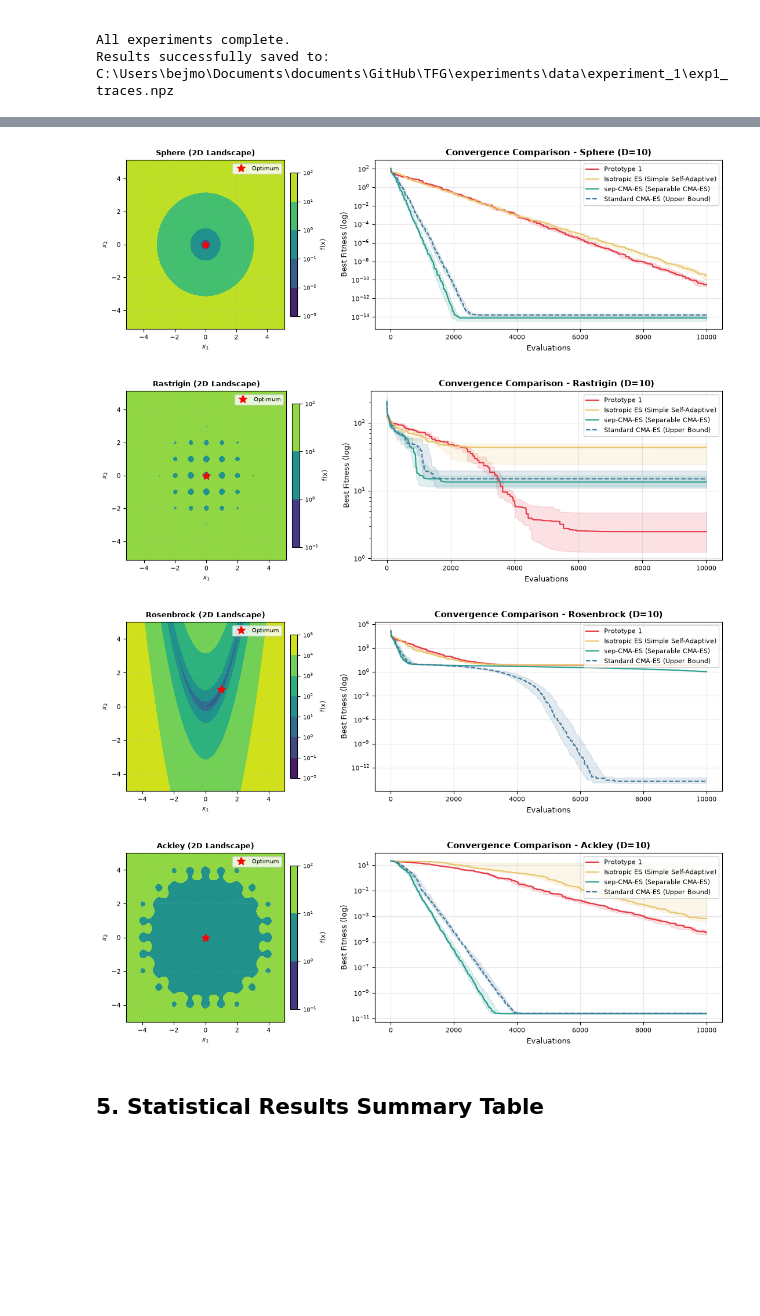
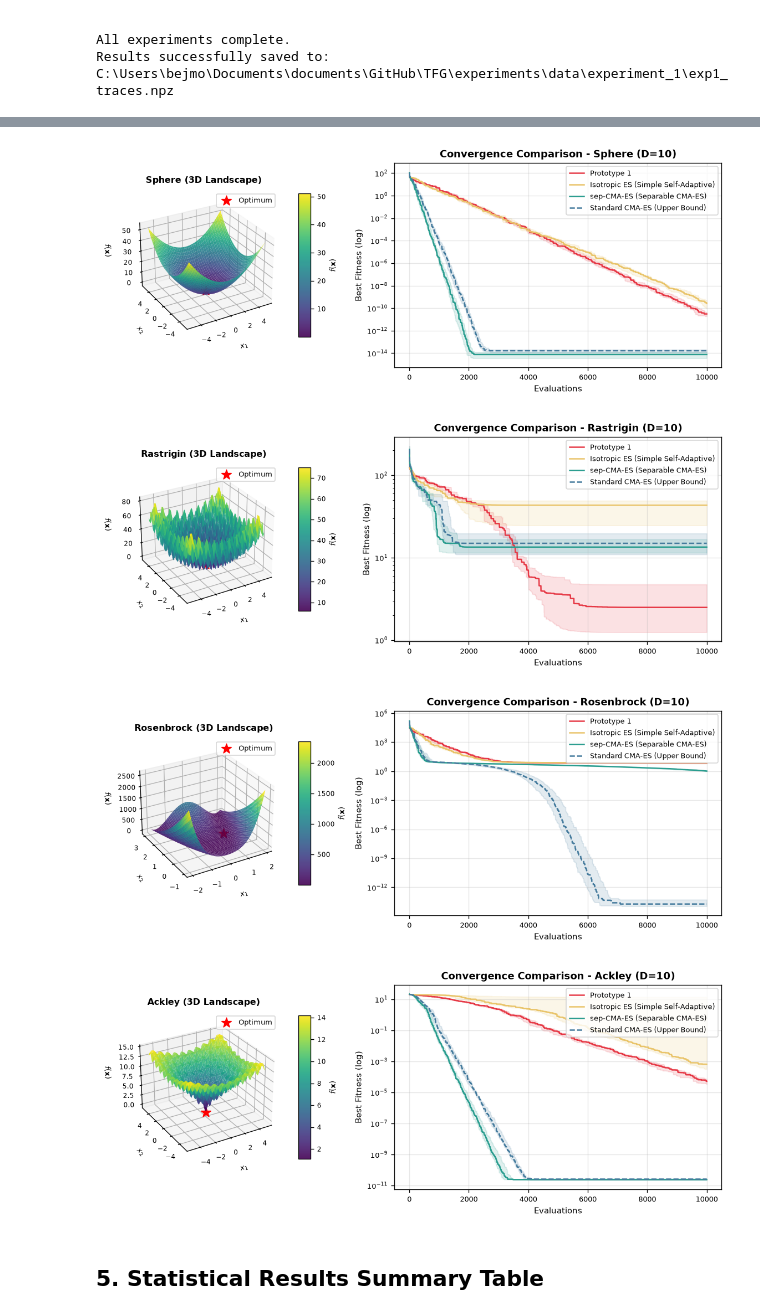
Before and after one commit to Bejmo/generalized-es, a Jupyter notebook: experiments/experiment_1.ipynb, the cells around one changed output, grey strips where cells are left out. Saved outputs shown, nothing was run; the diff lists cells and outputs as text; code cells hidden in the pictures; blank space fills up the shorter version.

Commit message:
3d plots on experiment 1

```diff
--- a/experiments/experiment_1.ipynb
+++ b/experiments/experiment_1.ipynb
@@ -229,46 +229,58 @@ if "results" not in globals():
 def plot_benchmark_summary(bname: str, binfo: dict, data: dict, max_evals: int) -> None:
     """
     Plot side-by-side with asymmetric width ratios:
-      Left:  Compact 2D Function Landscape (Contour Plot).
+      Left:  Compact 3D Function Landscape (Surface Plot).
       Right: Main Convergence Trajectories curve.
     """
-    fig, (ax_surf, ax_conv) = plt.subplots(
-        1, 2,
-        figsize=(11, 3.8),
-        gridspec_kw={'width_ratios': [1, 1.8]}
-    )
+    fig = plt.figure(figsize=(11.5, 4.0))
+    gs = fig.add_gridspec(1, 2, width_ratios=[1.1, 1.8], wspace=0.25)
+    ax_surf = fig.add_subplot(gs[0, 0], projection='3d')
+    ax_conv = fig.add_subplot(gs[0, 1])
 
     # -------------------------------------------------------------
-    # 1. Left Panel: Compact 2D Contour Plot of Benchmark Function
+    # 1. Left Panel: Compact 3D Surface Plot of Benchmark Function
     # -------------------------------------------------------------
     bounds = binfo['bounds']
-    if bname == "Ackley": # @TODO Temporal fix to view better the plot
-        x = np.linspace(-5, 5, 150)
-        y = np.linspace(-5, 5, 150)
+    if bname == "Ackley":
+        x = np.linspace(-5, 5, 80)
+        y = np.linspace(-5, 5, 80)
+    elif bname == "Rosenbrock":
+        x = np.linspace(-2.0, 2.0, 80)
+        y = np.linspace(-1.0, 3.0, 80)
     else:
-        x = np.linspace(bounds[0], bounds[1], 150)
-        y = np.linspace(bounds[0], bounds[1], 150)
+        x = np.linspace(bounds[0], bounds[1], 80)
+        y = np.linspace(bounds[0], bounds[1], 80)
     X, Y = np.meshgrid(x, y)
     Z = np.zeros_like(X)
     for i in range(X.shape[0]):
         for j in range(X.shape[1]):
             Z[i, j] = binfo['fn'](np.array([X[i, j], Y[i, j]]))
 
-    Z_min = Z.min()
-    Z_shift = Z - Z_min + 1e-6 if Z_min <= 0 else Z
-
-    cs = ax_surf.contourf(X, Y, Z_shift, levels=25, cmap='viridis', norm=LogNorm())
-    cbar = fig.colorbar(cs, ax=ax_surf, pad=0.03, shrink=0.85)
-    cbar.set_label('f(x)', fontsize=8)
+    surf = ax_surf.plot_surface(
+        X, Y, Z,
+        cmap='viridis',
+        edgecolor='none',
+        alpha=0.9,
+        antialiased=True,
+    )
+    cbar = fig.colorbar(surf, ax=ax_surf, pad=0.1, shrink=0.7, aspect=12)
+    cbar.set_label('$f(\\mathbf{x})$', fontsize=8)
     cbar.ax.tick_params(labelsize=7)
 
     opt = binfo['optimum'](2)
-    ax_surf.plot(opt[0], opt[1], 'r*', markersize=10, label='Optimum', zorder=5)
-    ax_surf.set_title(f'{bname} (2D Landscape)', fontsize=9.5, fontweight='bold')
-    ax_surf.set_xlabel('$x_1$', fontsize=8)
-    ax_surf.set_ylabel('$x_2$', fontsize=8)
-    ax_surf.tick_params(labelsize=8)
-    ax_surf.grid(True, alpha=0.2, linestyle='--')
+    opt_val = binfo['fn'](opt)
+    ax_surf.scatter(
+        [opt[0]], [opt[1]], [opt_val],
+        color='red', marker='*', s=120, label='Optimum',
+        depthshade=False, zorder=10
+    )
+
+    ax_surf.set_title(f'{bname} (3D Landscape)', fontsize=9.5, fontweight='bold', pad=8)
+    ax_surf.set_xlabel('$x_1$', fontsize=8, labelpad=2)
+    ax_surf.set_ylabel('$x_2$', fontsize=8, labelpad=2)
+    ax_surf.set_zlabel('$f(\\mathbf{x})$', fontsize=8, labelpad=2)
+    ax_surf.tick_params(labelsize=7, pad=1)
+    ax_surf.view_init(elev=28, azim=-120)
     ax_surf.legend(loc='upper right', fontsize=7.5)
 
     # -------------------------------------------------------------
@@ -279,37 +291,42 @@ def plot_benchmark_summary(bname: str, binfo: dict, data: dict, max_evals: int)
     for rname, traces in data.items():
         median = np.median(traces, axis=0)
         q25 = np.percentile(traces, 25, axis=0)
         q75 = np.percentile(traces, 75, axis=0)
 
         color = COLORS.get(rname, '#888888')
         ls = '--' if 'Upper Bound' in rname else '-'
         ax_conv.plot(evals, median, label=rname, color=color, linewidth=1.5, linestyle=ls)
         ax_conv.fill_between(evals, q25, q75, alpha=0.15, color=color)
 
     ax_conv.set_yscale('log')
     ax_conv.set_xlabel('Evaluations', fontsize=9)
     ax_conv.set_ylabel('Best Fitness (log)', fontsize=9)
     ax_conv.set_title(f'Convergence Comparison - {bname} (D=10)', fontsize=10.5, fontweight='bold')
     ax_conv.legend(loc='upper right', fontsize=8)
     ax_conv.grid(True, alpha=0.3)
     ax_conv.tick_params(labelsize=8)
 
+    # Save figure to disk
+    if "data_dir" in globals():
+        fig_path = os.path.join(data_dir, f"exp1_{bname.lower()}_3d.png")
+        fig.savefig(fig_path, dpi=120, bbox_inches='tight')
+
     plt.tight_layout()
     plt.show()
 
 
 # --- Generate summary plots for all benchmark functions ---
 if "results" in globals() and results:
     for bname, binfo in BENCHMARKS.items():
         if bname in results:
             plot_benchmark_summary(bname, binfo, results[bname], MAX_EVALS)
 else:
     print("No results available to plot. Run preceding cells or ensure exp1_traces.npz exists.")
 # %% [output]
-[figure, old version]
+[figure, new version]
-[figure, old version]
+[figure, new version]
-[figure, old version]
+[figure, new version]
-[figure, old version]
+[figure, new version]
 # %% [markdown]
 ## 5. Statistical Results Summary Table
 # %%
```
Also changed, not shown: parts of 1 cell of this notebook.
